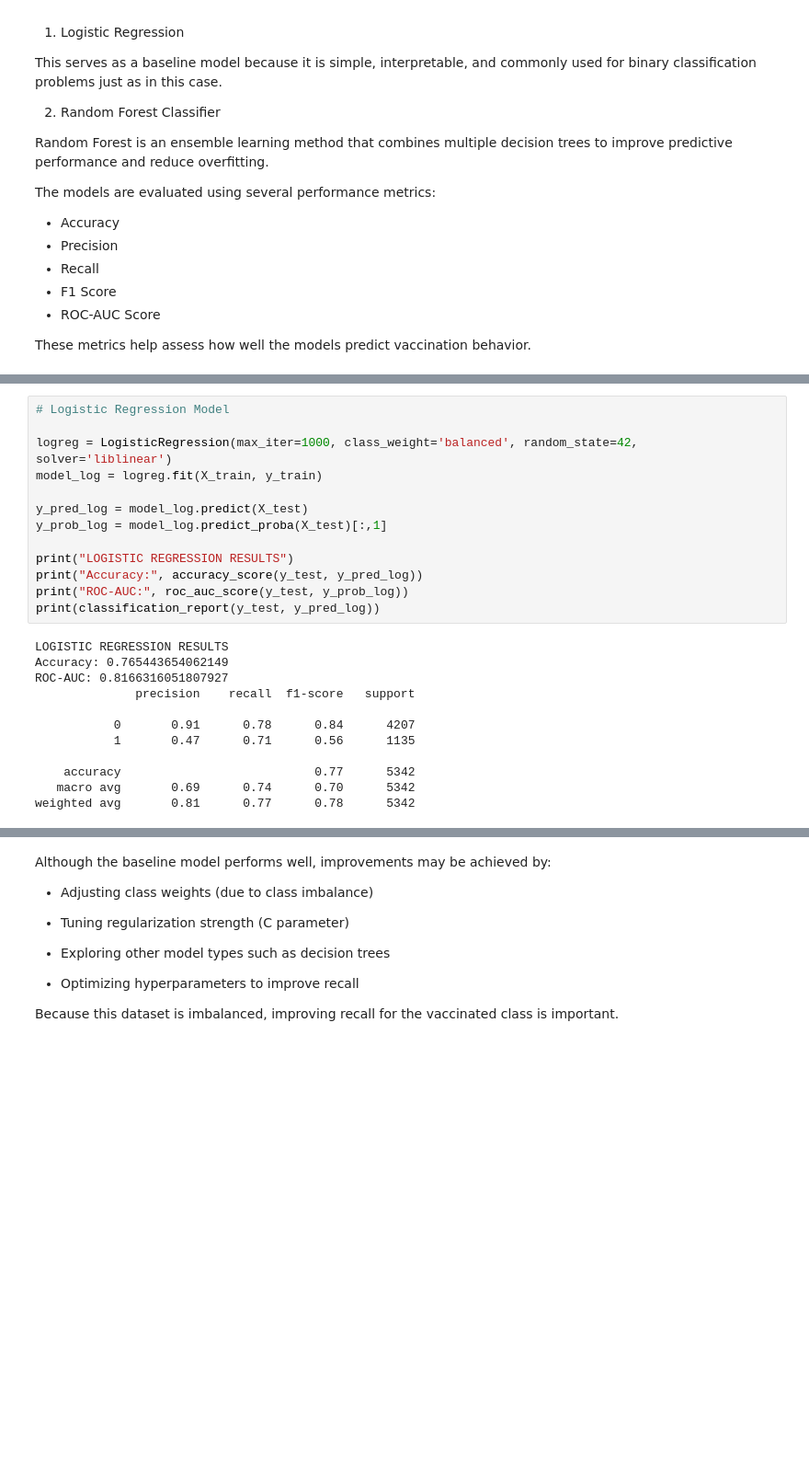
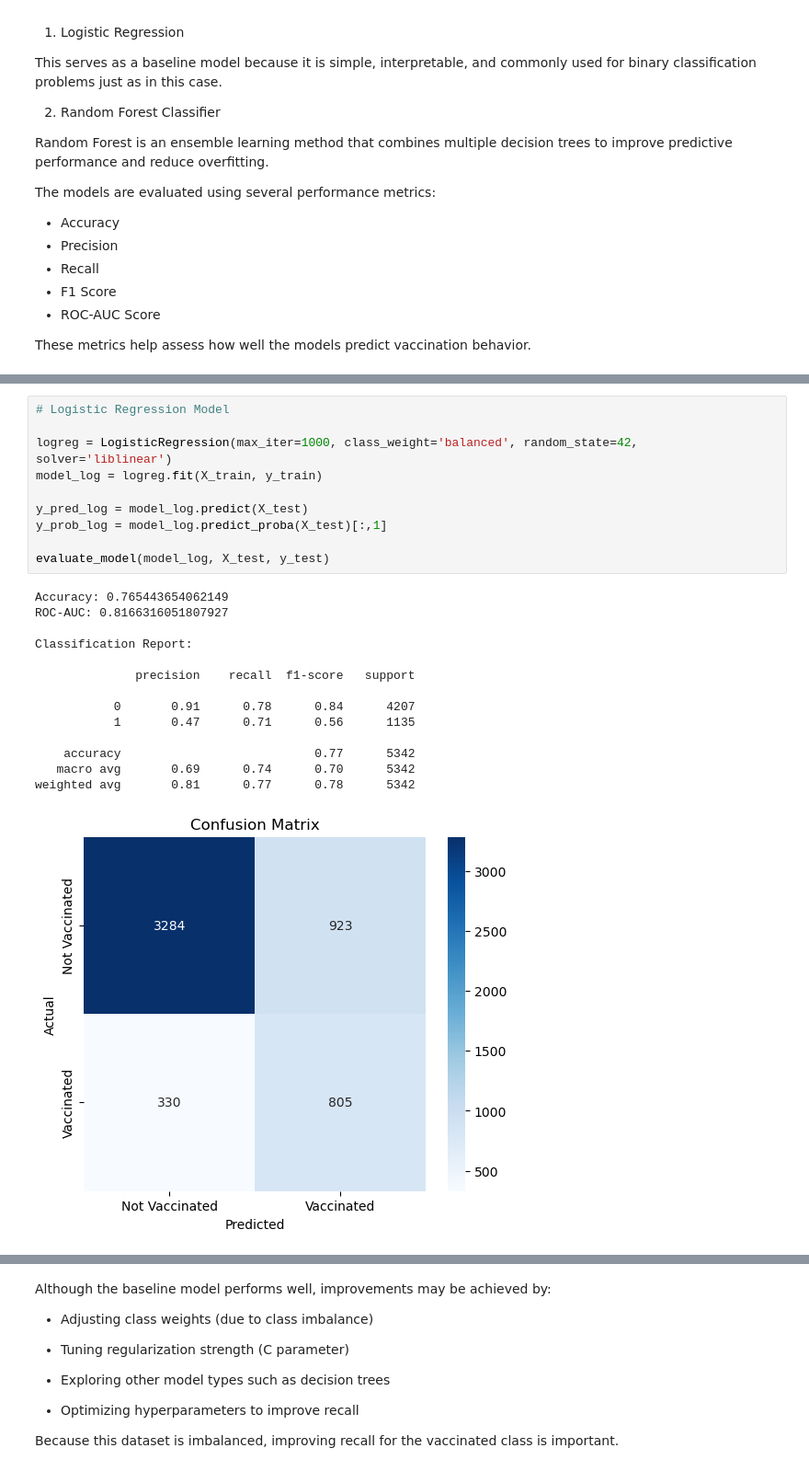
Before and after one commit to danielowuor/H1N1-flu-vaccine, a Jupyter notebook: h1n1_vaccine_analysis.ipynb, the cells around one changed output, grey strips where cells are left out. Shown at 92% size. Cells and saved outputs as stored; diff of their text form; blank space fills up the shorter version.

```diff
--- a/h1n1_vaccine_analysis.ipynb
+++ b/h1n1_vaccine_analysis.ipynb
@@ -484,25 +491,25 @@ These metrics help assess how well the models predict vaccination behavior.
 # %%
 # Logistic Regression Model
 
 logreg = LogisticRegression(max_iter=1000, class_weight='balanced', random_state=42, solver='liblinear')
 model_log = logreg.fit(X_train, y_train)
 
 y_pred_log = model_log.predict(X_test)
 y_prob_log = model_log.predict_proba(X_test)[:,1]
 
-print("LOGISTIC REGRESSION RESULTS")
-print("Accuracy:", accuracy_score(y_test, y_pred_log))
-print("ROC-AUC:", roc_auc_score(y_test, y_prob_log))
-print(classification_report(y_test, y_pred_log))
+evaluate_model(model_log, X_test, y_test)
 # %% [output]
-LOGISTIC REGRESSION RESULTS
 Accuracy: 0.765443654062149
 ROC-AUC: 0.8166316051807927
+
+Classification Report:
+
               precision    recall  f1-score   support
 
            0       0.91      0.78      0.84      4207
            1       0.47      0.71      0.56      1135
 
     accuracy                           0.77      5342
    macro avg       0.69      0.74      0.70      5342
 weighted avg       0.81      0.77      0.78      5342
+[figure, added]
```
Also changed, not shown: parts of 17 cells of this notebook.
